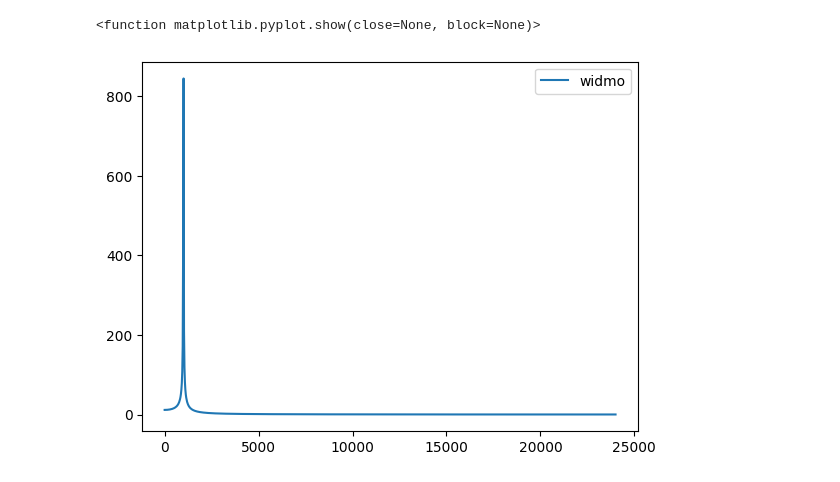
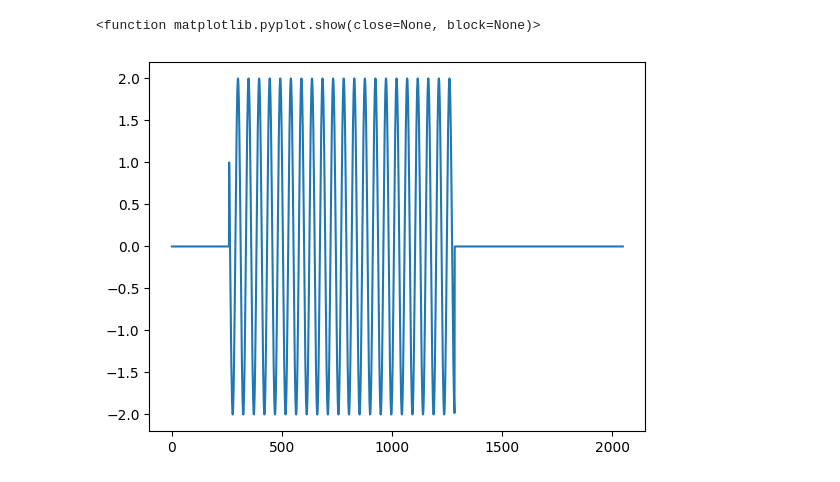
Before and after one commit to tynka022/SignalAnalisis, a Jupyter notebook: lab2/lab2.ipynb, the cells around one changed output. Drawn from its saved outputs; the diff is of its cells as text; code cells hidden in the pictures.

```diff
--- a/lab2/lab2.ipynb
+++ b/lab2/lab2.ipynb
@@ -22,0 +32,7 @@ plt.show
+# %%
+#b) sygnał okna prostokątnego
+l = np.linspace(0, 1, 2048, endpoint=False)
+prostokat = sig.square(l*2*np.pi+150)+1
+fig, ax = plt.subplots()
+ax.plot(prostokat)
+plt.show
@@ -23,8 +52,9 @@ plt.show
 # %%
+#c) sygnał skończony
+sygn = prostokat*sinus
 fig, ax = plt.subplots()
-ax.plot(f, widmo_amp, label = "widmo")
-ax.legend()
+ax.plot(sygn)
 plt.show
 # %% [output]
 <function matplotlib.pyplot.show(close=None, block=None)>
-[figure, old version]
+[figure, new version]
```
Also changed, not shown: parts of 22 cells of this notebook, 1 other file.
